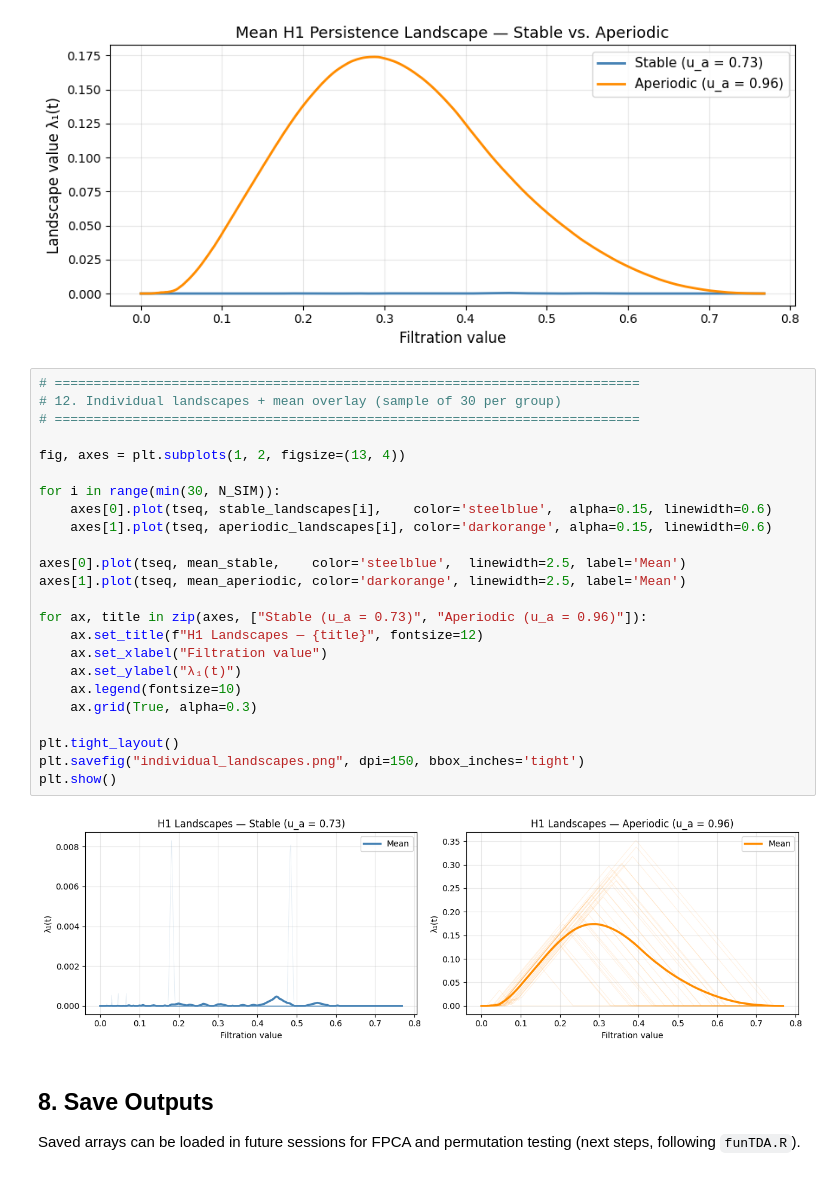
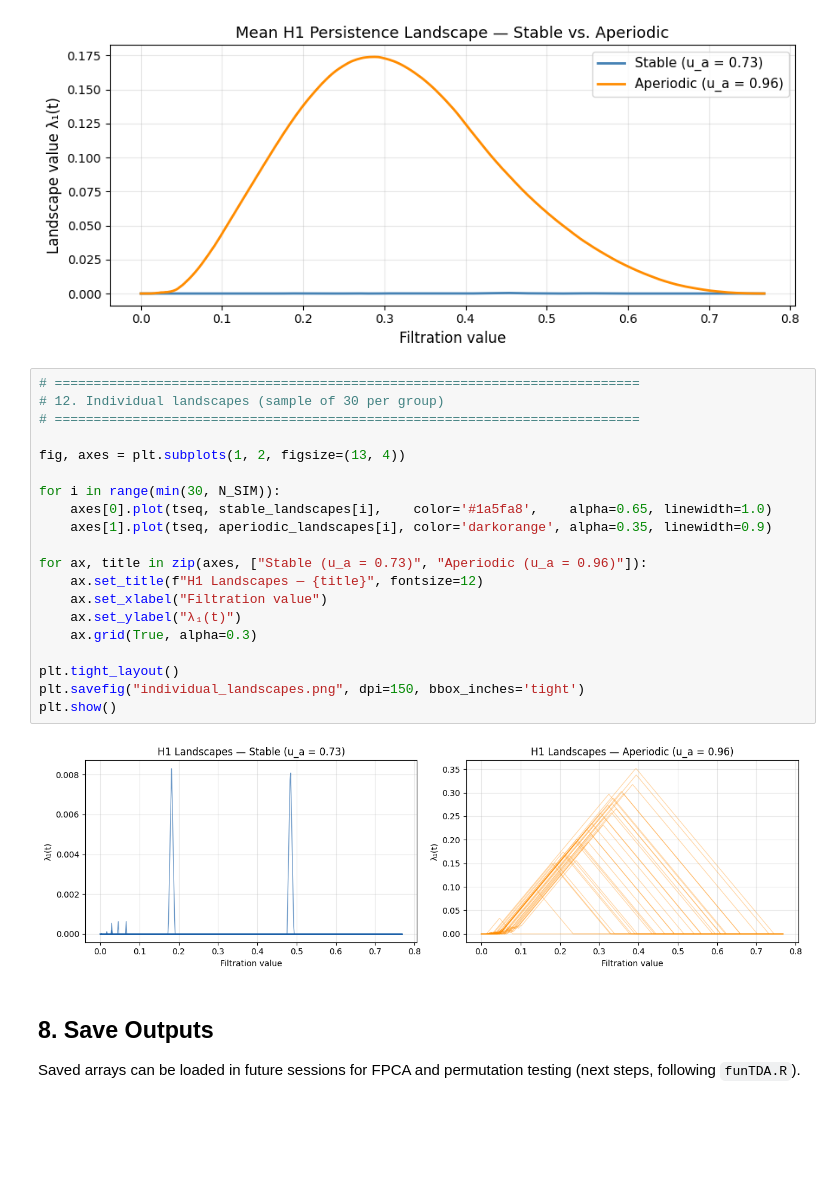
Before and after one commit to victoria-arroniz/topological-data-analysis, a Jupyter notebook: time-series/beetles_landscapes.ipynb, the cells around one changed output. Cells and saved outputs as stored; diff of their text form; blank space fills up the shorter version.

```diff
--- a/time-series/beetles_landscapes.ipynb
+++ b/time-series/beetles_landscapes.ipynb
@@ -466,30 +466,26 @@ plt.show()
 [figure]
 # %%
 # ===========================================================================
-# 12. Individual landscapes + mean overlay (sample of 30 per group)
+# 12. Individual landscapes (sample of 30 per group)
 # ===========================================================================
 
 fig, axes = plt.subplots(1, 2, figsize=(13, 4))
 
 for i in range(min(30, N_SIM)):
-    axes[0].plot(tseq, stable_landscapes[i],    color='steelblue',  alpha=0.15, linewidth=0.6)
-    axes[1].plot(tseq, aperiodic_landscapes[i], color='darkorange', alpha=0.15, linewidth=0.6)
-
-axes[0].plot(tseq, mean_stable,    color='steelblue',  linewidth=2.5, label='Mean')
-axes[1].plot(tseq, mean_aperiodic, color='darkorange', linewidth=2.5, label='Mean')
+    axes[0].plot(tseq, stable_landscapes[i],    color='#1a5fa8',    alpha=0.65, linewidth=1.0)
+    axes[1].plot(tseq, aperiodic_landscapes[i], color='darkorange', alpha=0.35, linewidth=0.9)
 
 for ax, title in zip(axes, ["Stable (u_a = 0.73)", "Aperiodic (u_a = 0.96)"]):
     ax.set_title(f"H1 Landscapes — {title}", fontsize=12)
     ax.set_xlabel("Filtration value")
     ax.set_ylabel("λ₁(t)")
-    ax.legend(fontsize=10)
     ax.grid(True, alpha=0.3)
 
 plt.tight_layout()
 plt.savefig("individual_landscapes.png", dpi=150, bbox_inches='tight')
 plt.show()
 # %% [output]
-[figure, old version]
+[figure, new version]
 # %% [markdown]
 ## 8. Save Outputs
 
```
Also changed, not shown: 1 other file.
